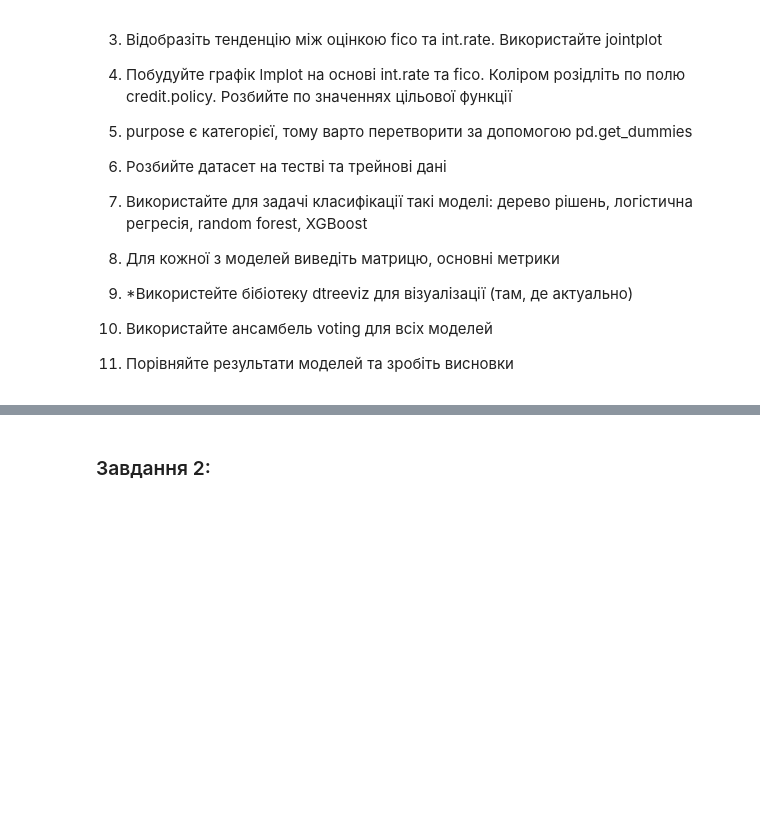
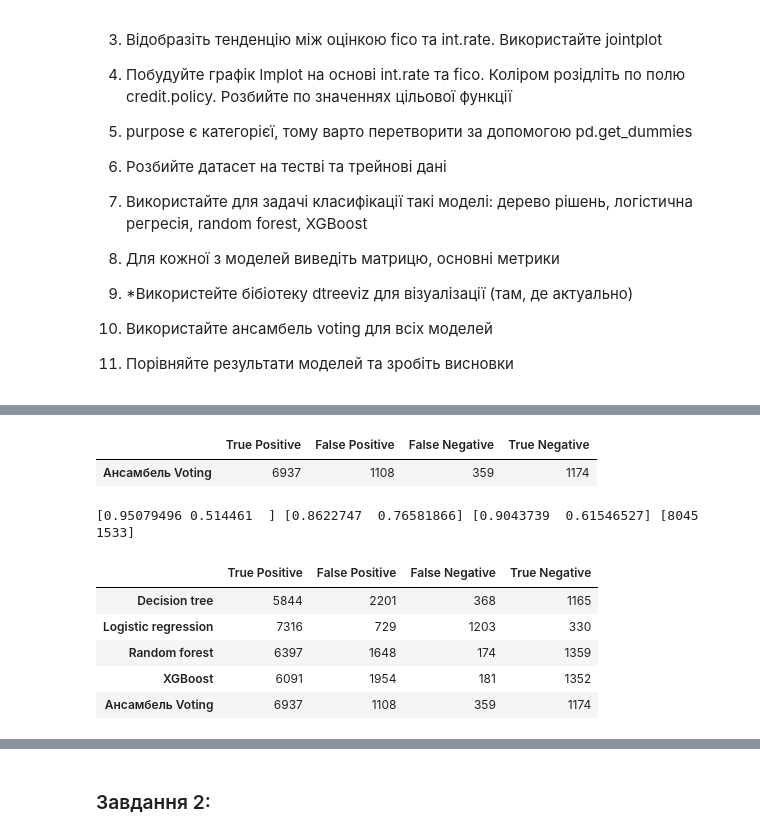
Before and after one commit to TaniaPiekh/DS-17, a Jupyter notebook: Lab 07/Lab work 7.ipynb, the cells around one changed output, grey strips where cells are left out. Saved outputs shown, nothing was run; the diff lists cells and outputs as text; code cells hidden in the pictures; blank space fills up the shorter version.

```diff
--- a/Lab 07/Lab work 7.ipynb
+++ b/Lab 07/Lab work 7.ipynb
@@ -300,0 +292,8 @@ weighted avg       0.78      0.83      0.79      1916
+# %%
+#8.4  Матриця та основні метрики для моделі XGBoost
+conf_matrix_forXGB = confusion_matrix(y_test, y_pred_XGB)
+conf_matrix_forXGB = conf_matrix_forXGB.reshape(1, -1)
+
+cm4 = pd.DataFrame(conf_matrix_forXGB, columns=['True Positive', 'False Positive', 'False Negative', 'True Negative'])
+cm4.index = ['XGBoost']
+cm4
@@ -303,2 +321,32 @@ weighted avg       0.78      0.83      0.79      1916
+# %%
+conf_matrix_voting = confusion_matrix(y_test, y_pred_voting)
+conf_matrix_voting = conf_matrix_voting.reshape(1, -1)
+
+cm_voting = pd.DataFrame(conf_matrix_voting, columns=['True Positive', 'False Positive', 'False Negative', 'True Negative'])
+cm_voting.index = ['Aнсамбель Voting']
+cm_voting
+# %% [output]
+|  | True Positive | False Positive | False Negative | True Negative |
+| Aнсамбель Voting | 6937 | 1108 | 359 | 1174 |
+# %%
+precision5, recall5, f1_score5, support5 = precision_recall_fscore_support(y_test, y_pred_voting)
+metrics_model5 = pd.DataFrame({'precision': precision5, 'recall': recall5, 'f1_score': f1_score5, 'support': support5},
+                              index=[0, 1])
+
+print(precision5, recall5, f1_score5, support5)
+# %% [output]
+[0.95079496 0.514461  ] [0.8622747  0.76581866] [0.9043739  0.61546527] [8045 1533]
 # %%
 # 10. Порівняйте результати моделей та зробіть висновки
+# %%
+# Порівнюємо матриці помилок моделей
+
+comparison_matrix = pd.concat([cm1, cm2, cm3, cm4, cm_voting]) #створюємо обєднюючу таблицю
+comparison_matrix
+# %% [output]
+|  | True Positive | False Positive | False Negative | True Negative |
+| Decision tree | 5844 | 2201 | 368 | 1165 |
+| Logistic regression | 7316 | 729 | 1203 | 330 |
+| Random forest | 6397 | 1648 | 174 | 1359 |
+| XGBoost | 6091 | 1954 | 181 | 1352 |
+| Aнсамбель Voting | 6937 | 1108 | 359 | 1174 |
```
Also changed, not shown: parts of 47 cells of this notebook.
